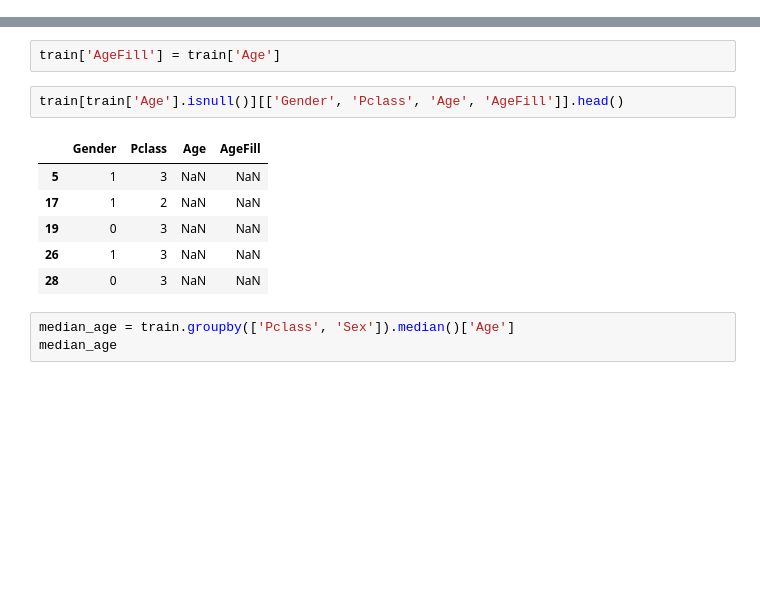
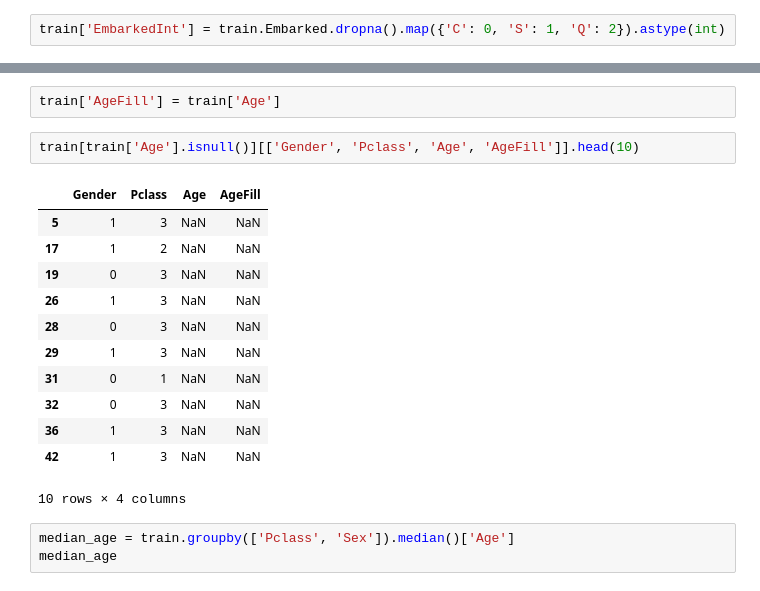
Before and after one commit to arundhaj/kaggle_titanic_tutorial, a Jupyter notebook: tutorial.ipynb, the cells around one changed output, grey strips where cells are left out. Saved outputs shown, nothing was run; the diff lists cells and outputs as text; blank space fills up the shorter version.

```diff
--- a/tutorial.ipynb
+++ b/tutorial.ipynb
@@ -203,3 +216,5 @@ train['Gender'] = train.Sex.map( {'female': 0, 'male': 1}).astype(int)
+# %%
+train['EmbarkedInt'] = train.Embarked.dropna().map({'C': 0, 'S': 1, 'Q': 2}).astype(int)
 # %%
 train.head()
 # %% [output]
@@ -243,14 +259,20 @@ np.std(a)
 # %%
 train['AgeFill'] = train['Age']
 # %%
-train[train['Age'].isnull()][['Gender', 'Pclass', 'Age', 'AgeFill']].head()
+train[train['Age'].isnull()][['Gender', 'Pclass', 'Age', 'AgeFill']].head(10)
 # %% [output]
 |  | Gender | Pclass | Age | AgeFill |
 | 5 | 1 | 3 | NaN | NaN |
 | 17 | 1 | 2 | NaN | NaN |
 | 19 | 0 | 3 | NaN | NaN |
 | 26 | 1 | 3 | NaN | NaN |
 | 28 | 0 | 3 | NaN | NaN |
+| 29 | 1 | 3 | NaN | NaN |
+| 31 | 0 | 1 | NaN | NaN |
+| 32 | 0 | 3 | NaN | NaN |
+| 36 | 1 | 3 | NaN | NaN |
+| 42 | 1 | 3 | NaN | NaN |
+10 rows × 4 columns
 # %%
 median_age = train.groupby(['Pclass', 'Sex']).median()['Age']
 median_age
```
Also changed, not shown: parts of 32 cells of this notebook.
